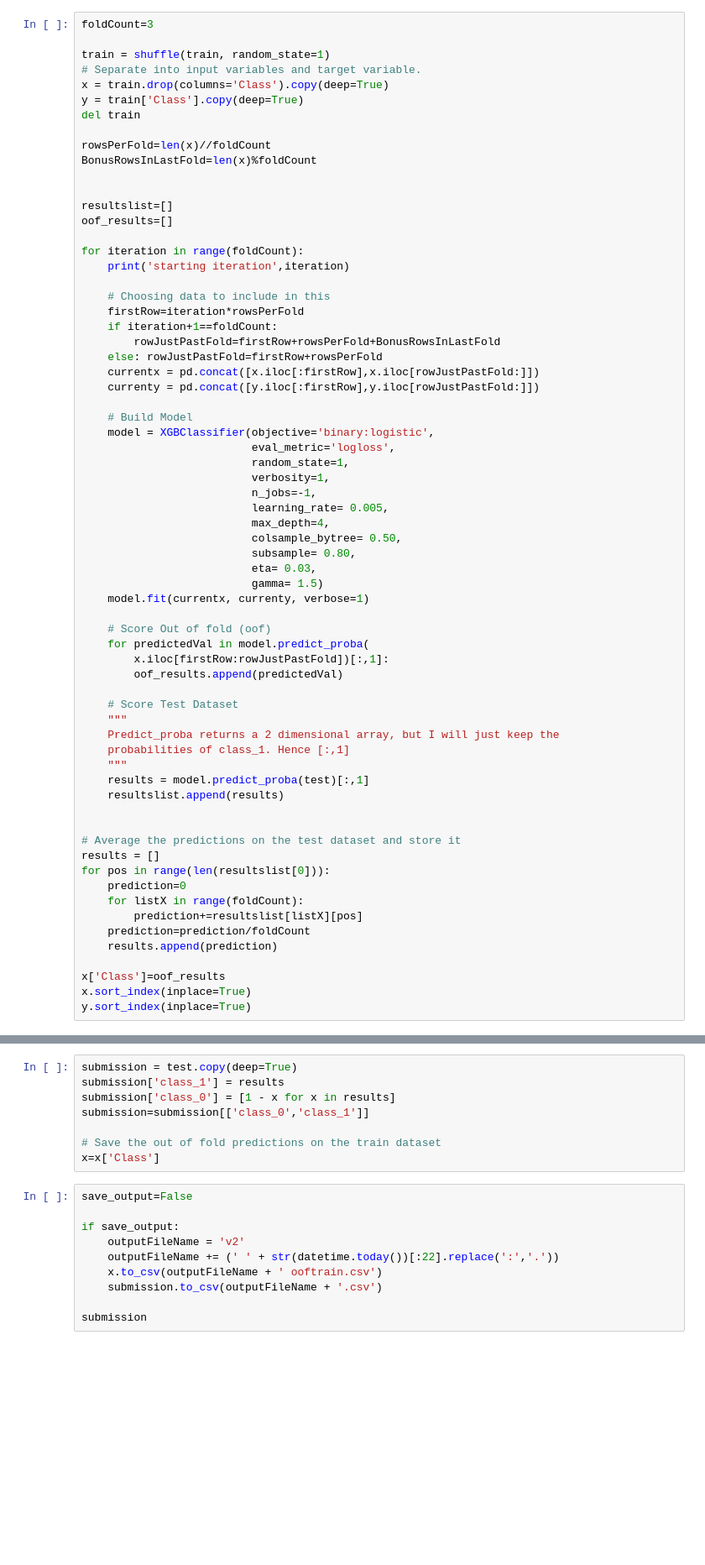
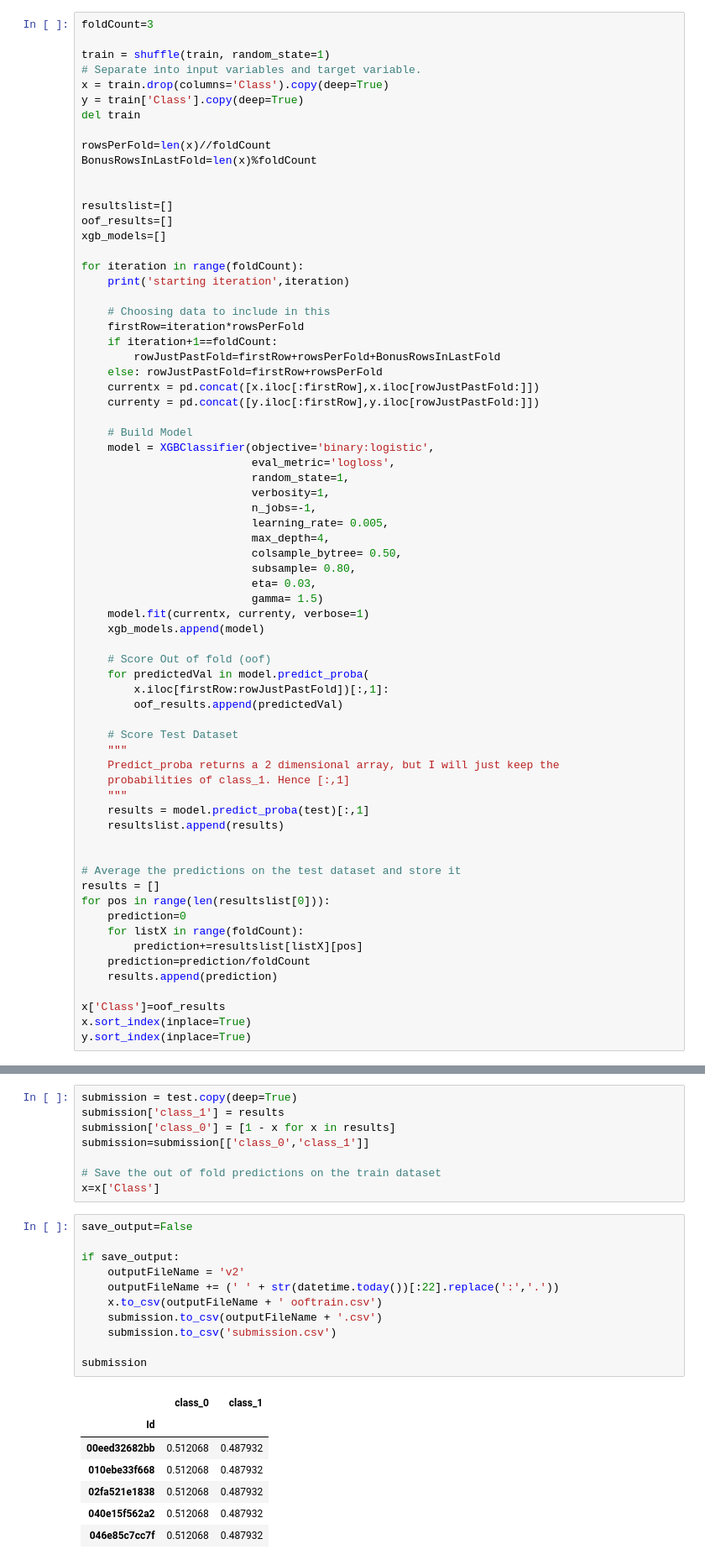
Before and after one commit to AndrewTGraham/Health-AI, a Jupyter notebook: v3.ipynb, the cells around one changed output, grey strips where cells are left out. Shown at 84% size. Saved outputs shown, nothing was run; the diff lists cells and outputs as text; blank space fills up the shorter version.

```diff
--- a/v3.ipynb
+++ b/v3.ipynb
@@ -101,6 +112,7 @@ BonusRowsInLastFold=len(x)%foldCount
 
 resultslist=[]
 oof_results=[]
+xgb_models=[]
 
 for iteration in range(foldCount):
     print('starting iteration',iteration)
@@ -126,6 +138,7 @@ for iteration in range(foldCount):
                           eta= 0.03,
                           gamma= 1.5)
     model.fit(currentx, currenty, verbose=1)
+    xgb_models.append(model)
 
     # Score Out of fold (oof)
     for predictedVal in model.predict_proba(
@@ -179,10 +235,19 @@ x=x['Class']
 # %%
 save_output=False
 
 if save_output:
     outputFileName = 'v2'
     outputFileName += (' ' + str(datetime.today())[:22].replace(':','.'))
     x.to_csv(outputFileName + ' ooftrain.csv')
     submission.to_csv(outputFileName + '.csv')
+    submission.to_csv('submission.csv')
 
 submission
+# %% [output]
+|  | class_0 | class_1 |
+| Id |  |  |
+| 00eed32682bb | 0.512068 | 0.487932 |
+| 010ebe33f668 | 0.512068 | 0.487932 |
+| 02fa521e1838 | 0.512068 | 0.487932 |
+| 040e15f562a2 | 0.512068 | 0.487932 |
+| 046e85c7cc7f | 0.512068 | 0.487932 |
```
Also changed, not shown: parts of 4 cells of this notebook.
